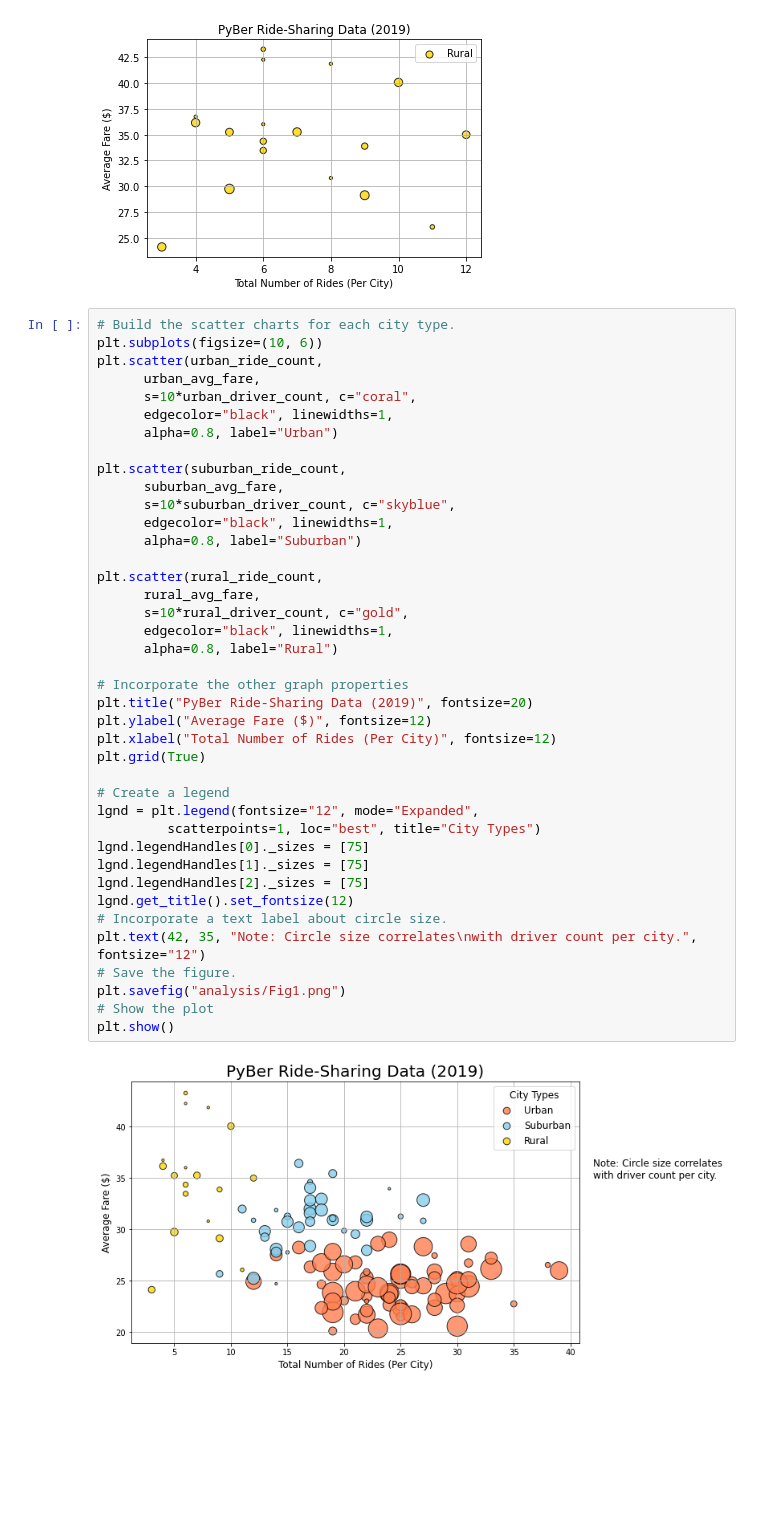
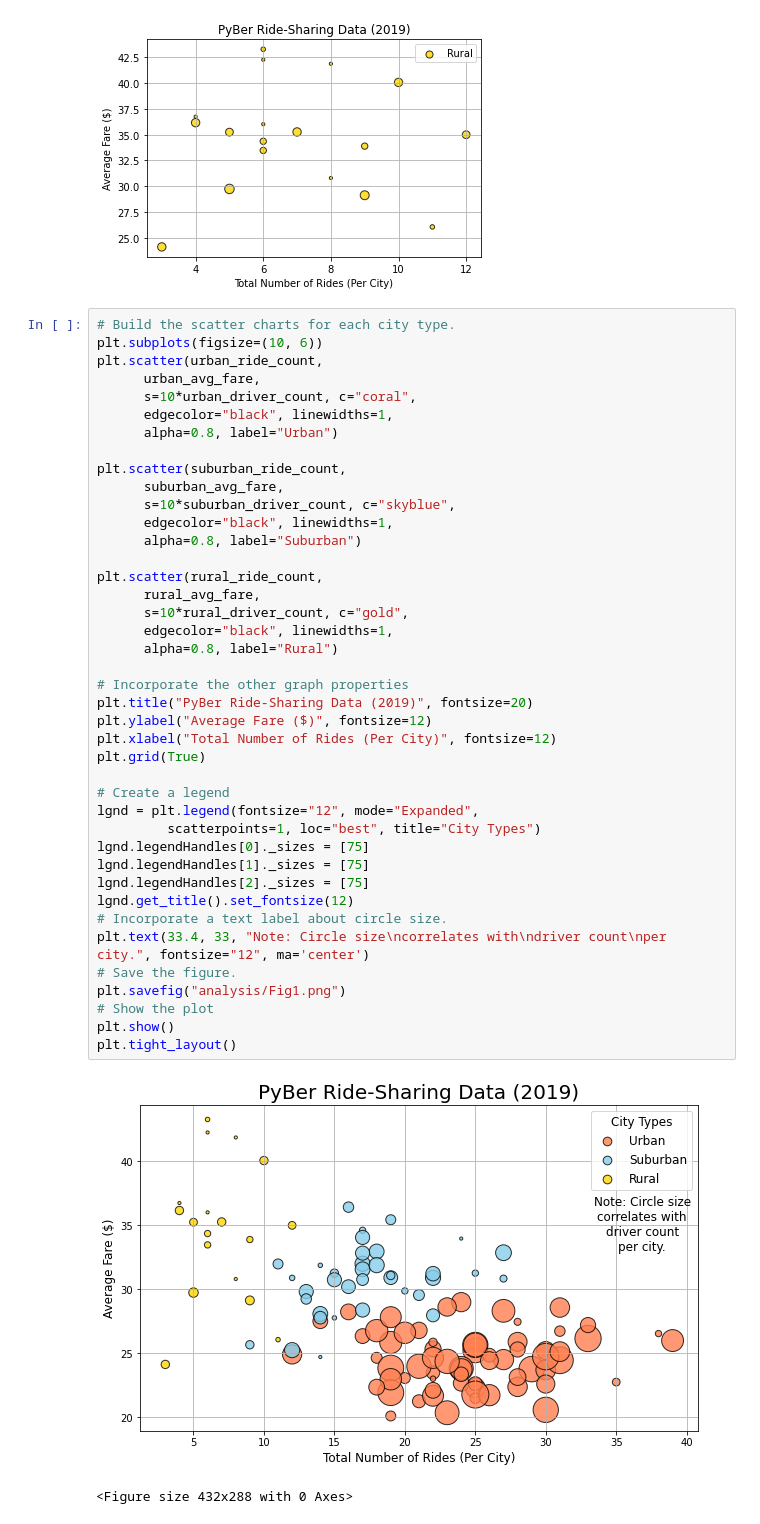
Before and after one commit to patels250/PyBer-Analysis, a Jupyter notebook: PyBer.ipynb, the cells around one changed output. Drawn from its saved outputs; the diff is of its cells as text; blank space fills up the shorter version.

Commit message:
Created summary statistics and graphs

```diff
--- a/PyBer.ipynb
+++ b/PyBer.ipynb
@@ -320,32 +320,34 @@ plt.scatter(suburban_ride_count,
       suburban_avg_fare,
       s=10*suburban_driver_count, c="skyblue",
       edgecolor="black", linewidths=1,
       alpha=0.8, label="Suburban")
 
 plt.scatter(rural_ride_count,
       rural_avg_fare,
       s=10*rural_driver_count, c="gold",
       edgecolor="black", linewidths=1,
       alpha=0.8, label="Rural")
 
 # Incorporate the other graph properties
 plt.title("PyBer Ride-Sharing Data (2019)", fontsize=20)
 plt.ylabel("Average Fare ($)", fontsize=12)
 plt.xlabel("Total Number of Rides (Per City)", fontsize=12)
 plt.grid(True)
 
 # Create a legend
 lgnd = plt.legend(fontsize="12", mode="Expanded",
          scatterpoints=1, loc="best", title="City Types")
 lgnd.legendHandles[0]._sizes = [75]
 lgnd.legendHandles[1]._sizes = [75]
 lgnd.legendHandles[2]._sizes = [75]
 lgnd.get_title().set_fontsize(12)
 # Incorporate a text label about circle size.
-plt.text(42, 35, "Note: Circle size correlates\nwith driver count per city.", fontsize="12")
+plt.text(33.4, 33, "Note: Circle size\ncorrelates with\ndriver count\nper city.", fontsize="12", ma='center')
 # Save the figure.
 plt.savefig("analysis/Fig1.png")
 # Show the plot
 plt.show()
+plt.tight_layout()
 # %% [output]
-[figure, old version]
+[figure, new version]
+<Figure size 432x288 with 0 Axes>
```
Also changed, not shown: parts of 26 cells of this notebook, 4 other files.
